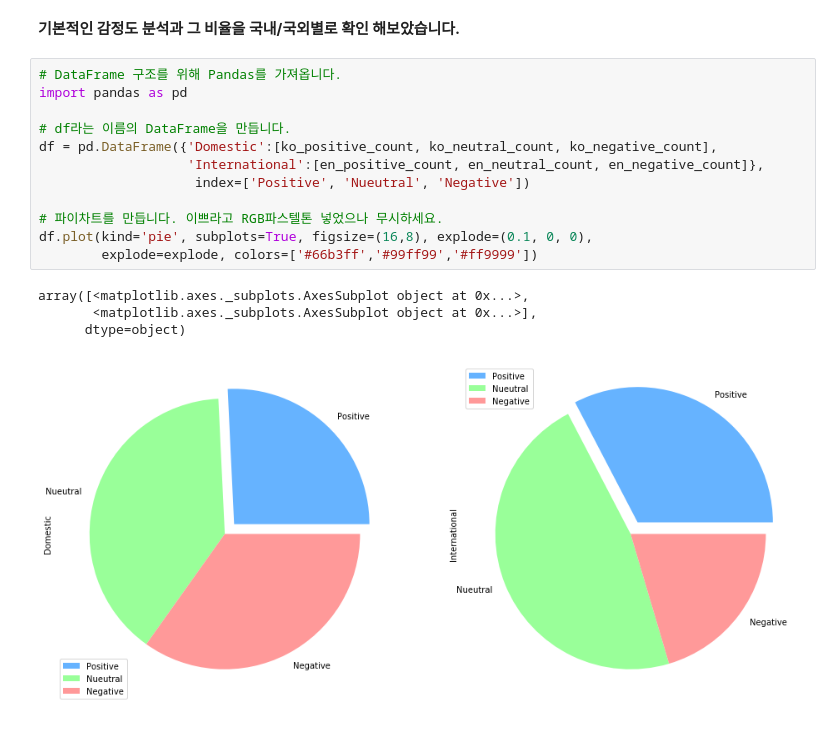
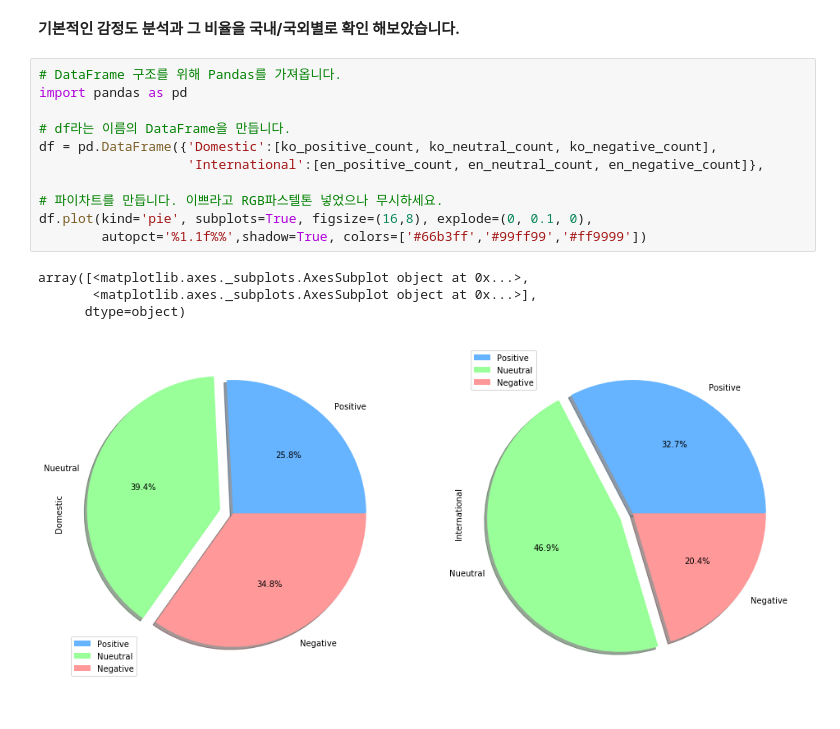
Before and after one commit to apostkor/TwitterKeywordAnalyzer, a Jupyter notebook: TwitterKeywordAnalyzer_Main.ipynb, the cells around one changed output. Cells and saved outputs as stored; diff of their text form.

```diff
--- a/TwitterKeywordAnalyzer_Main.ipynb
+++ b/TwitterKeywordAnalyzer_Main.ipynb
@@ -157,17 +157,16 @@ One that looks like us!
 # %%
 # DataFrame 구조를 위해 Pandas를 가져옵니다.
 import pandas as pd
 
 # df라는 이름의 DataFrame을 만듭니다.
 df = pd.DataFrame({'Domestic':[ko_positive_count, ko_neutral_count, ko_negative_count],
                    'International':[en_positive_count, en_neutral_count, en_negative_count]},
-                    index=['Positive', 'Nueutral', 'Negative'])
 
 # 파이차트를 만듭니다. 이쁘라고 RGB파스텔톤 넣었으나 무시하세요.
-df.plot(kind='pie', subplots=True, figsize=(16,8), explode=(0.1, 0, 0),
-        explode=explode, colors=['#66b3ff','#99ff99','#ff9999'])
+df.plot(kind='pie', subplots=True, figsize=(16,8), explode=(0, 0.1, 0),
+        autopct='%1.1f%%',shadow=True, colors=['#66b3ff','#99ff99','#ff9999'])
 # %% [output]
 array([<matplotlib.axes._subplots.AxesSubplot object at 0x...>,
        <matplotlib.axes._subplots.AxesSubplot object at 0x...>],
       dtype=object)
-[figure, old version]
+[figure, new version]
```
